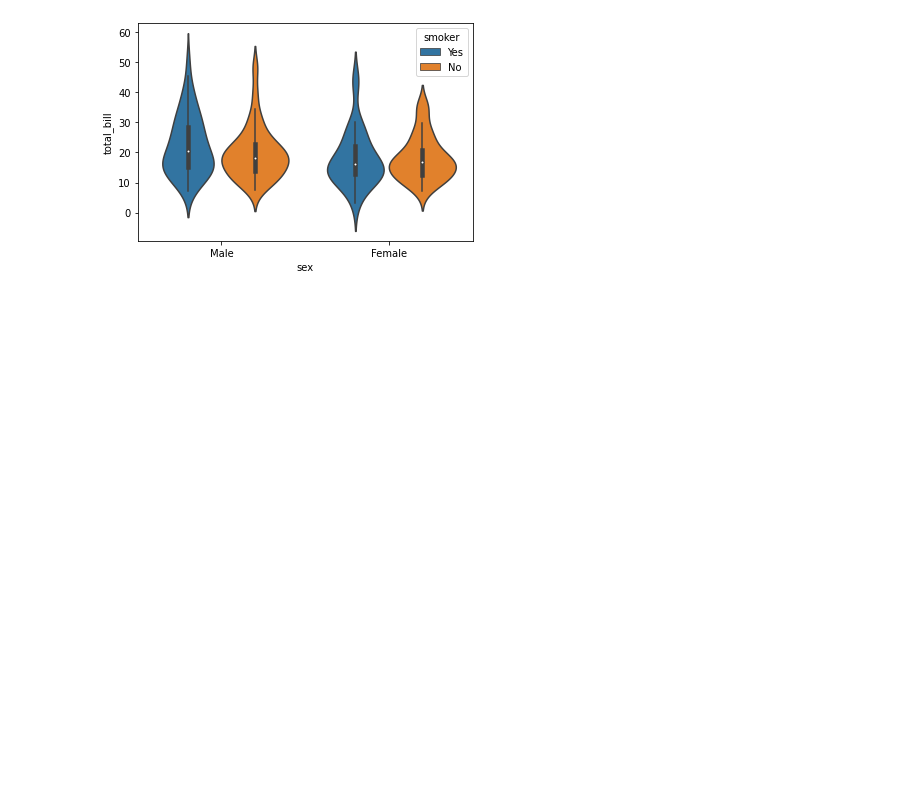
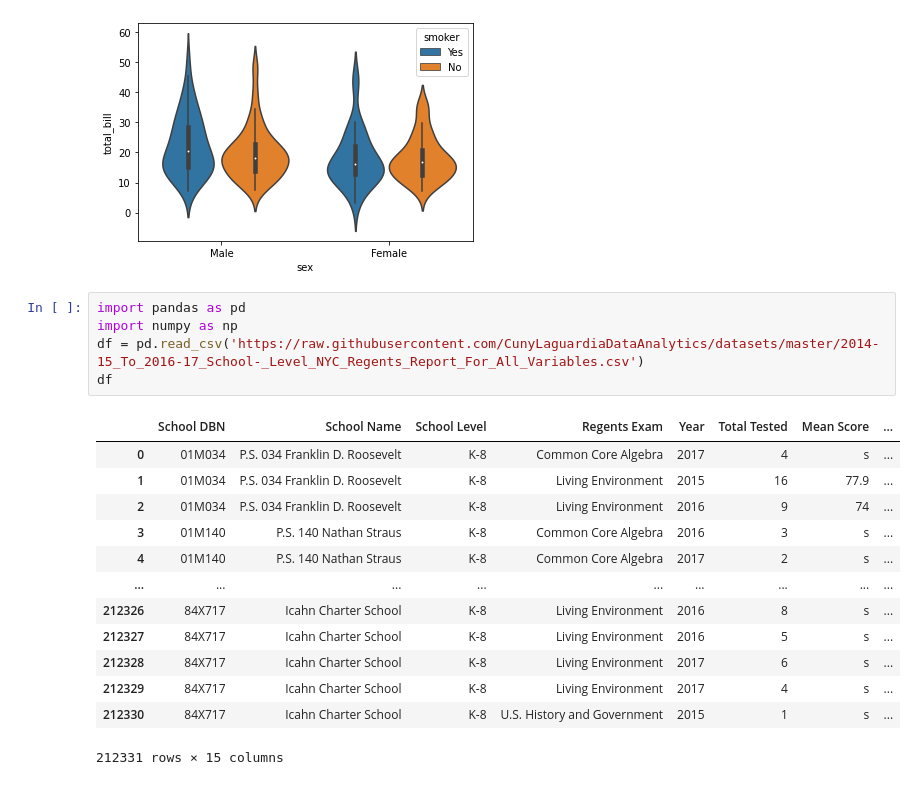
Before and after one commit to broom241/PythonProject1, a Jupyter notebook: Notes_7_20_20_Collab.ipynb, the cells around one changed output. Drawn from its saved outputs; the diff is of its cells as text; blank space fills up the shorter version.

```diff
--- a/Notes_7_20_20_Collab.ipynb
+++ b/Notes_7_20_20_Collab.ipynb
@@ -28,3 +28,22 @@ Tips=sns.load_dataset("tips")
 # %% [output]
 <matplotlib.axes._subplots.AxesSubplot at 0x...>
 [figure]
+# %%
+import pandas as pd
+import numpy as np
+df = pd.read_csv('https://raw.githubusercontent.com/CunyLaguardiaDataAnalytics/datasets/master/2014-15_To_2016-17_School-_Level_NYC_Regents_Report_For_All_Variables.csv')
+df
+# %% [output]
+|  | School DBN | School Name | School Level | Regents Exam | Year | Total Tested | Mean Score | ... |
+| 0 | 01M034 | P.S. 034 Franklin D. Roosevelt | K-8 | Common Core Algebra | 2017 | 4 | s | ... |
+| 1 | 01M034 | P.S. 034 Franklin D. Roosevelt | K-8 | Living Environment | 2015 | 16 | 77.9 | ... |
+| 2 | 01M034 | P.S. 034 Franklin D. Roosevelt | K-8 | Living Environment | 2016 | 9 | 74 | ... |
+| 3 | 01M140 | P.S. 140 Nathan Straus | K-8 | Common Core Algebra | 2016 | 3 | s | ... |
+| 4 | 01M140 | P.S. 140 Nathan Straus | K-8 | Common Core Algebra | 2017 | 2 | s | ... |
+| ... | ... | ... | ... | ... | ... | ... | ... | ... |
+| 212326 | 84X717 | Icahn Charter School | K-8 | Living Environment | 2016 | 8 | s | ... |
+| 212327 | 84X717 | Icahn Charter School | K-8 | Living Environment | 2016 | 5 | s | ... |
+| 212328 | 84X717 | Icahn Charter School | K-8 | Living Environment | 2017 | 6 | s | ... |
+| 212329 | 84X717 | Icahn Charter School | K-8 | Living Environment | 2017 | 4 | s | ... |
+| 212330 | 84X717 | Icahn Charter School | K-8 | U.S. History and Government | 2015 | 1 | s | ... |
+212331 rows × 15 columns
```
